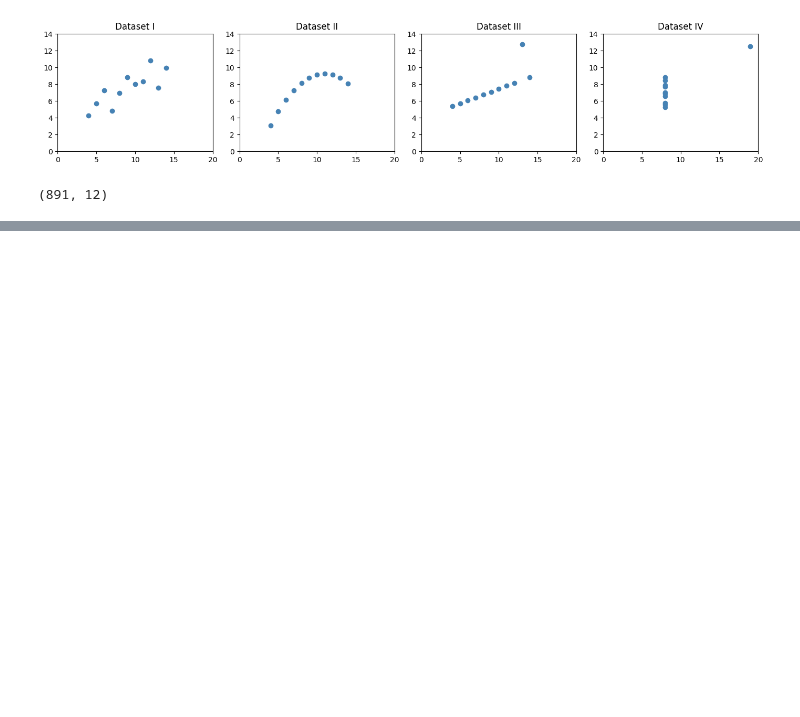
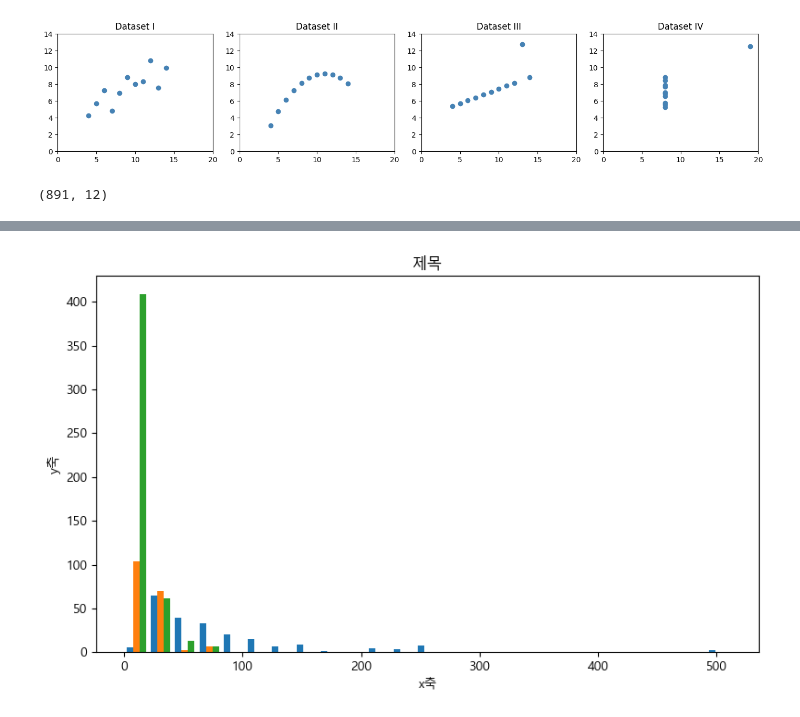
Before and after one commit to Loafingcat/eda, a Jupyter notebook: mat-study.ipynb, the cells around one changed output, grey strips where cells are left out. Drawn from its saved outputs; the diff is of its cells as text; code cells hidden in the pictures; blank space fills up the shorter version.

```diff
--- a/mat-study.ipynb
+++ b/mat-study.ipynb
@@ -65,0 +88,13 @@ NameError: name 'titanic_clean' is not defined
+# %%
+fig, ax = plt.subplots(figsize=(8, 5))
+#  fig = 도화지 전체
+#  ax  = 그림이 그려지는 영역
+
+ax.hist(data, bins=25)
+ax.set_title('제목')
+ax.set_xlabel('x축')
+ax.set_ylabel('y축')
+plt.tight_layout()
+plt.show()
+# %% [output]
+[figure, added]
```
Also changed, not shown: parts of 21 cells of this notebook.
